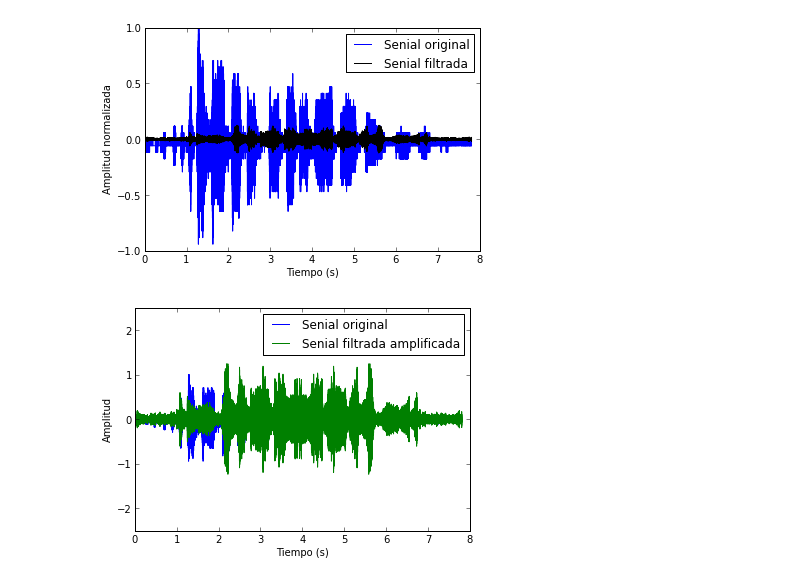
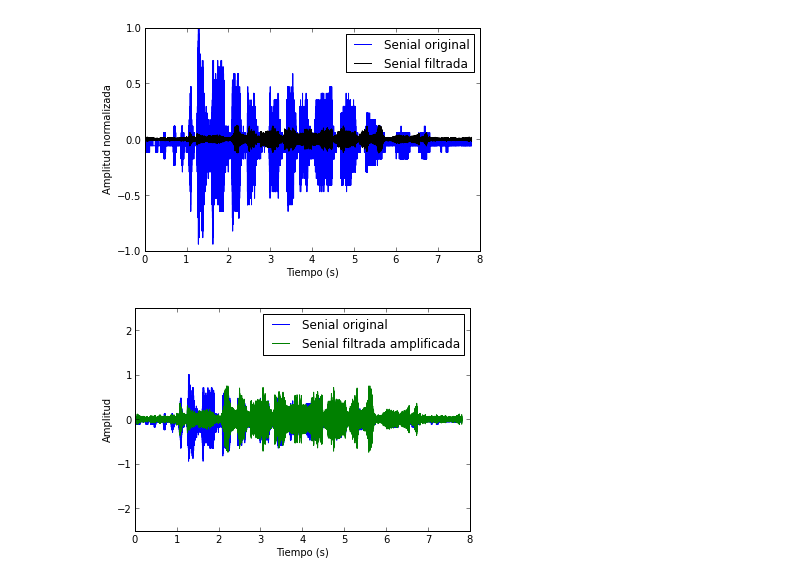
Before and after one commit to henrymmg/Tarea_5_Metodos_Computacionales, a Jupyter notebook: Pasa_Banda/Pasa_banda.ipynb, the cells around one changed output. Cells and saved outputs as stored; diff of their text form; code cells hidden in the pictures.

```diff
--- a/Pasa_Banda/Pasa_banda.ipynb
+++ b/Pasa_Banda/Pasa_banda.ipynb
@@ -83,19 +101,19 @@ salida.write_frames(y_filtrada.real)
 salida.close()
 # %%
 #Se genera una señal amplificada para poderla escuchar mejor
-factor_amplificacion=10
+factor_amplificacion=6
 y_filtrada_amplificada=y_filtrada*factor_amplificacion
 
 plot(t,y,c='b')
 plot(t,y_filtrada_amplificada)
 xlabel('Tiempo (s)')
 ylabel('Amplitud')
 legend(['Senial original','Senial filtrada amplificada'])
 axis([0,8,-2.5,2.5])
 
 format = audiolab.Format('wav')
 salida = audiolab.Sndfile('chimpanzee_filtrado_amplificada.wav','w',format,1,tasa_muestreo)
 salida.write_frames(y_filtrada_amplificada.real)
 salida.close()
 # %% [output]
-[figure, old version]
+[figure, new version]
```
Also changed, not shown: parts of 3 cells of this notebook, 3 other files.
